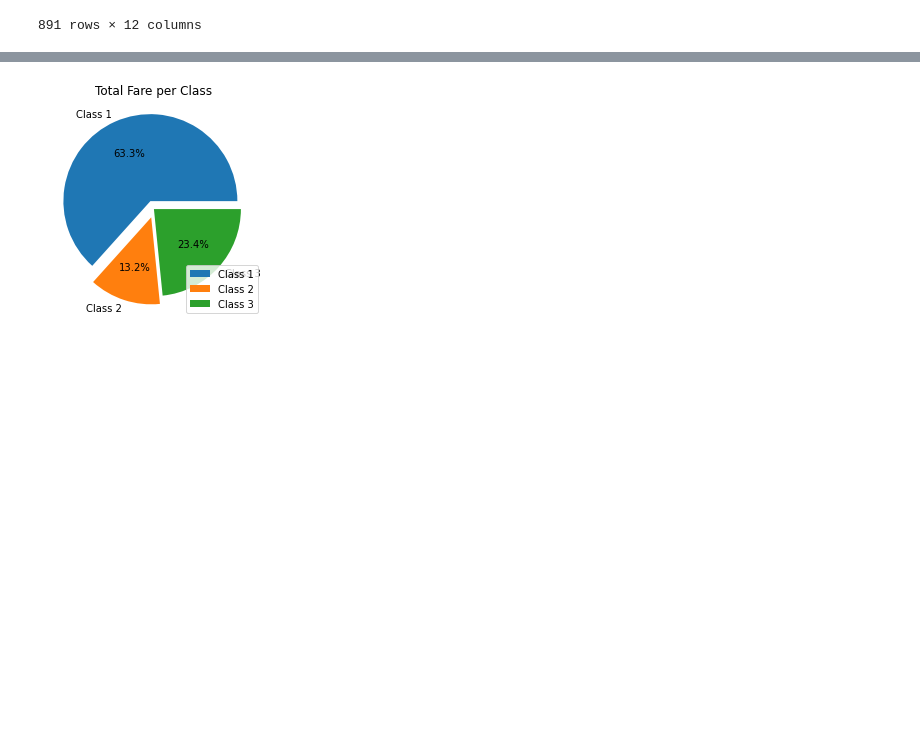
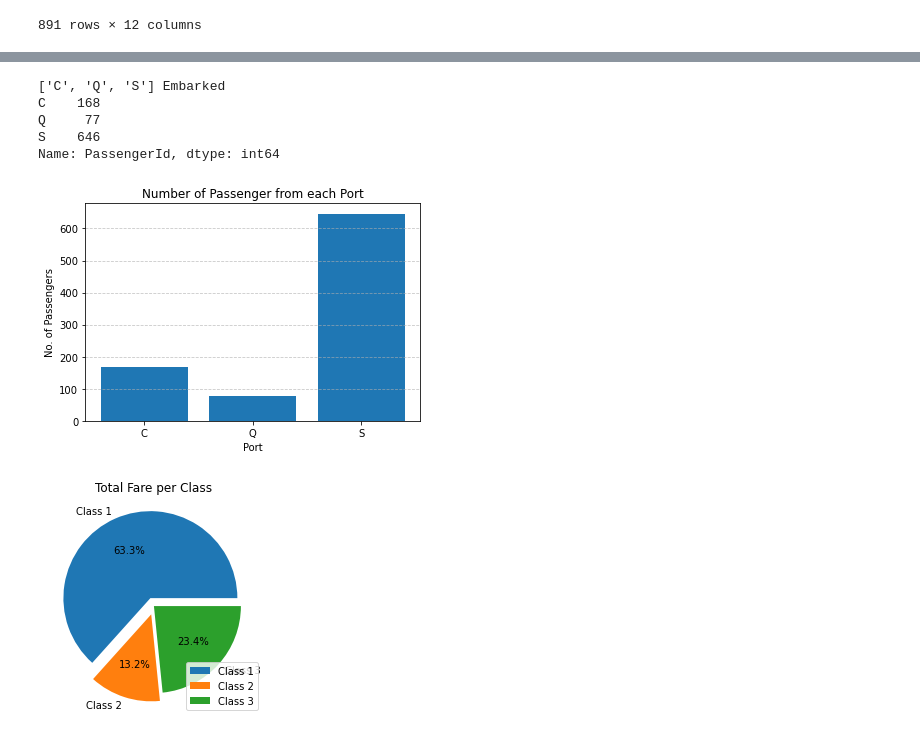
Before and after one commit to zart2016/titanic_dataset, a Jupyter notebook: Titanic.ipynb, the cells around one changed output, grey strips where cells are left out. Cells and saved outputs as stored; diff of their text form; code cells hidden in the pictures; blank space fills up the shorter version.

```diff
--- a/Titanic.ipynb
+++ b/Titanic.ipynb
@@ -163,3 +185,25 @@ plt.show()
+# %%
+#Embarked Port Analysis:Bar Plot or Count Plot: Explore the number of passengers embarked from each port (C, Q, S).
+port_list = sorted(data['Embarked'].unique())
+embarked_data = data.groupby('Embarked')['PassengerId'].count()
+
+#embarked_data.plot(kind='bar')
+plt.bar(port_list,embarked_data)
+# Adding labels and title
+plt.title('Number of Passenger from each Port')
+plt.xlabel('Port')
+plt.xticks(rotation=0)
+plt.ylabel('No. of Passengers')
+plt.grid(axis='y', linestyle='--', alpha=0.7)
+
+#print (port_list, embarked_data) # print values to confirm whats on the chart
+# %% [output]
+['C', 'Q', 'S'] Embarked
+C    168
+Q     77
+S    646
+Name: PassengerId, dtype: int64
+[figure, added]
 # %%
 # Using Pie Chart to show the Breakdown of Total Fare by Passenger Class on the Titanic
 
```
Also changed, not shown: parts of 11 cells of this notebook.
